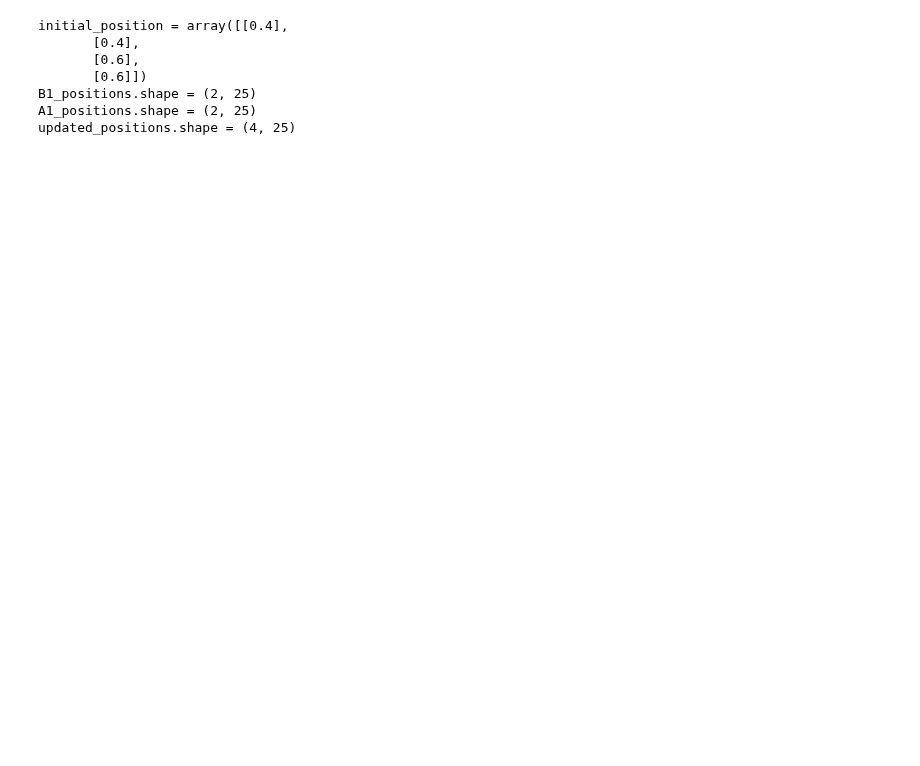
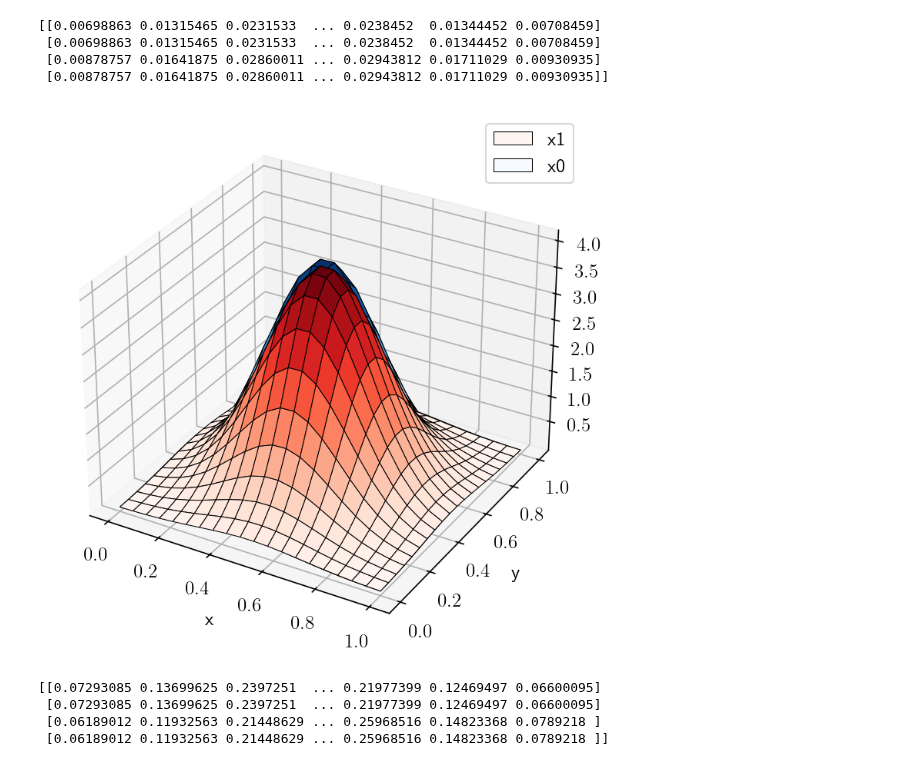
Before and after one commit to KatharinaBracher/Brownian-Bug-Model, a Jupyter notebook: pnn/plot_density.ipynb, the cells around one changed output. Cells and saved outputs as stored; diff of their text form; code cells hidden in the pictures; blank space fills up the shorter version.

Commit message:
Added some plots

```diff
--- a/pnn/plot_density.ipynb
+++ b/pnn/plot_density.ipynb
@@ -46,55 +48,12 @@ def load_scalers(DT, N_C, user):
         Yscaler = pickle.load(file)
     return Xscaler, Yscaler
 
-def given(X_1, X_0, Y_scaler, model):
+def given(X_1, X_0, X_scaler, Y_scaler, model):
     """
     Evaluates transition density for fixed X_0.
     """
     return Y_scaler.invert_standardisation_prob(
         np.exp(
             model.log_prob(
-                Y_scaler.standardise(X_1 - X_0))))
+                X_scaler.standardise(X_1)))
+        )
-# %%
-# Model parameters.
-N_C = 32
-DT = 4
-user = "masha"
-
-# Load our trained model.
-model = load_mdn(DT, N_C, user)
-X_scaler, Y_scaler = load_scalers(DT, N_C, user)
-
-# Define the initial position of the first particle and the second particle.
-A0 = np.array([0.4, 0.4])
-# B0 = np.array([0.6, 0.6, 0.6, 0.6]).reshape(4, 1)
-B0 = np.array([0.6, 0.6])
-
-# Combine the initial positions to get a vector our model can understand.
-initial_position = np.hstack([A0, B0]).reshape(4, 1)
-print(f"{initial_position = }")
-
-model_at_init = model(X_scaler.standardise(initial_position))
-
-x = np.linspace(0, 1, 5)
-y = np.linspace(0, 1, 5)
-xx, yy = np.meshgrid(x, y, copy=True)
-
-B1_positions = np.vstack([xx.ravel(), yy.ravel()])
-print(f"{B1_positions.shape = }")
-
-# Fix the position of the second point, A1.
-A1 = np.array([0.5, 0.5]).reshape(2, 1)
-
-A1_positions = np.repeat(A1, 25, axis=1)
-print(f"{A1_positions.shape = }")
-
-updated_positions = np.vstack([A1_positions, B1_positions])
-print(f"{updated_positions.shape = }")
-# %% [output]
-initial_position = array([[0.4],
-       [0.4],
-       [0.6],
-       [0.6]])
-B1_positions.shape = (2, 25)
-A1_positions.shape = (2, 25)
-updated_positions.shape = (4, 25)
@@ -100,0 +121,28 @@ updated_positions.shape = (4, 25)
+# %%
+# Model parameters.
+N_C = 32
+DT = 4
+user = "masha"
+
+ # Define the initial position of the first particle
+A0 = np.array([0.4, 0.4])
+# and the second particle.
+B0 = np.array([0.6, 0.6])
+
+# Fix the position of the second point, A1.
+A1 = np.array([0.8, 0.8]).reshape(2, 1)
+
+plot_transition_densities(A0, B0, A1, DT, N_C, user)
+
+A1 = np.array([0.5, 0.5]).reshape(2, 1)
+plot_transition_densities(A0, B0, A1, DT, N_C, user)
+# %% [output]
+[[0.00698863 0.01315465 0.0231533  ... 0.0238452  0.01344452 0.00708459]
+ [0.00698863 0.01315465 0.0231533  ... 0.0238452  0.01344452 0.00708459]
+ [0.00878757 0.01641875 0.02860011 ... 0.02943812 0.01711029 0.00930935]
+ [0.00878757 0.01641875 0.02860011 ... 0.02943812 0.01711029 0.00930935]]
+[figure, added]
+[[0.07293085 0.13699625 0.2397251  ... 0.21977399 0.12469497 0.06600095]
+ [0.07293085 0.13699625 0.2397251  ... 0.21977399 0.12469497 0.06600095]
+ [0.06189012 0.11932563 0.21448629 ... 0.25968516 0.14823368 0.0789218 ]
+ [0.06189012 0.11932563 0.21448629 ... 0.25968516 0.14823368 0.0789218 ]]
```
Also changed, not shown: parts of 4 cells of this notebook.
